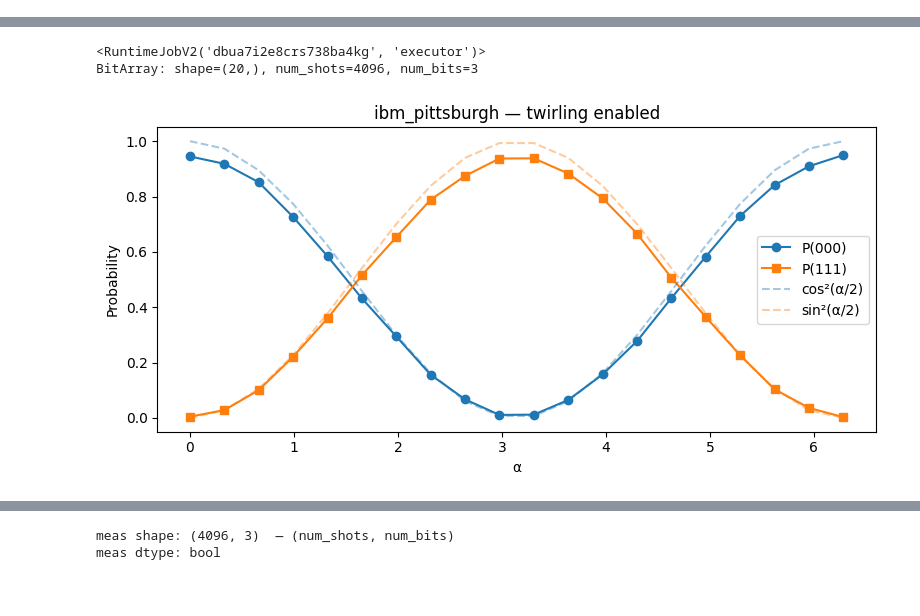
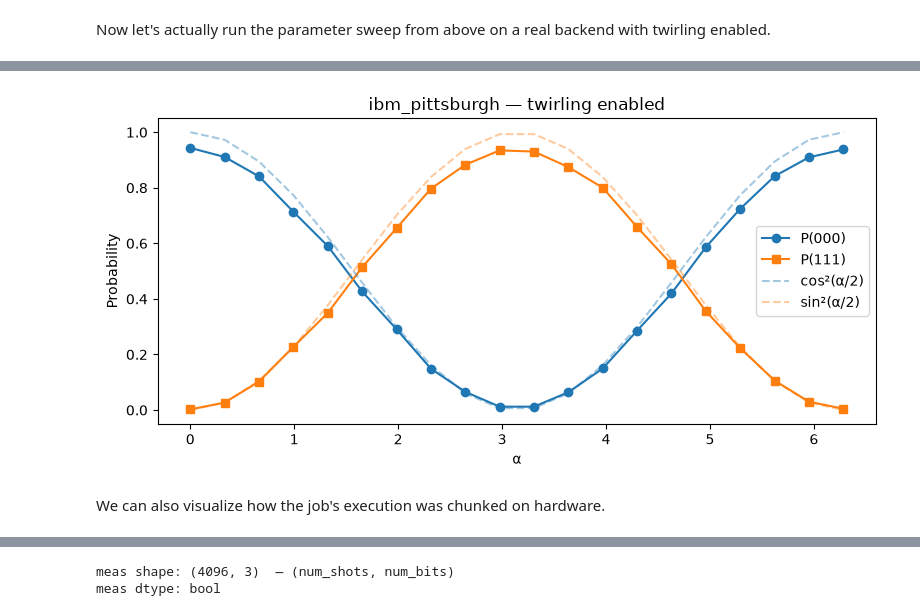
Before and after one commit to ihincks/execution-nov-2026, a Jupyter notebook: execution.ipynb, the cells around one changed output, grey strips where cells are left out. Cells and saved outputs as stored; diff of their text form; code cells hidden in the pictures.

```diff
--- a/execution.ipynb
+++ b/execution.ipynb
@@ -144,3 +158,5 @@ if ibm_backend is not None:
+# %% [markdown]
+Now let's actually run the parameter sweep from above on a real backend with twirling enabled.
 # %%
 if ibm_backend is not None:
     # Parametric circuit with measurements for sampler
@@ -157,7 +173,8 @@ if ibm_backend is not None:
 
     # Sweep α over 20 values
     params = alpha_vals.reshape(20, 1)
-    job = sampler_ibm.run([(isa_param_ibm, params)], shots=4096)
+    # job = sampler_ibm.run([(isa_param_ibm, params)], shots=4096)
+    job = service.job("dbuah8s9po4c73cepuh0")
     print(job)
     result = job.result()
 
@@ -187,4 +205,4 @@ qiskit_runtime_service.backends:WARNING:2026-11-17 13:58:16,067: Using instance:
-<RuntimeJobV2('dbua7i2e8crs738ba4kg', 'executor')>
-BitArray: shape=(20,), num_shots=4096, num_bits=3
-[figure, old version]
+[figure, new version]
+# %% [markdown]
+We can also visualize how the job's execution was chunked on hardware.
 # %%
```
Also changed, not shown: parts of 42 cells of this notebook.
